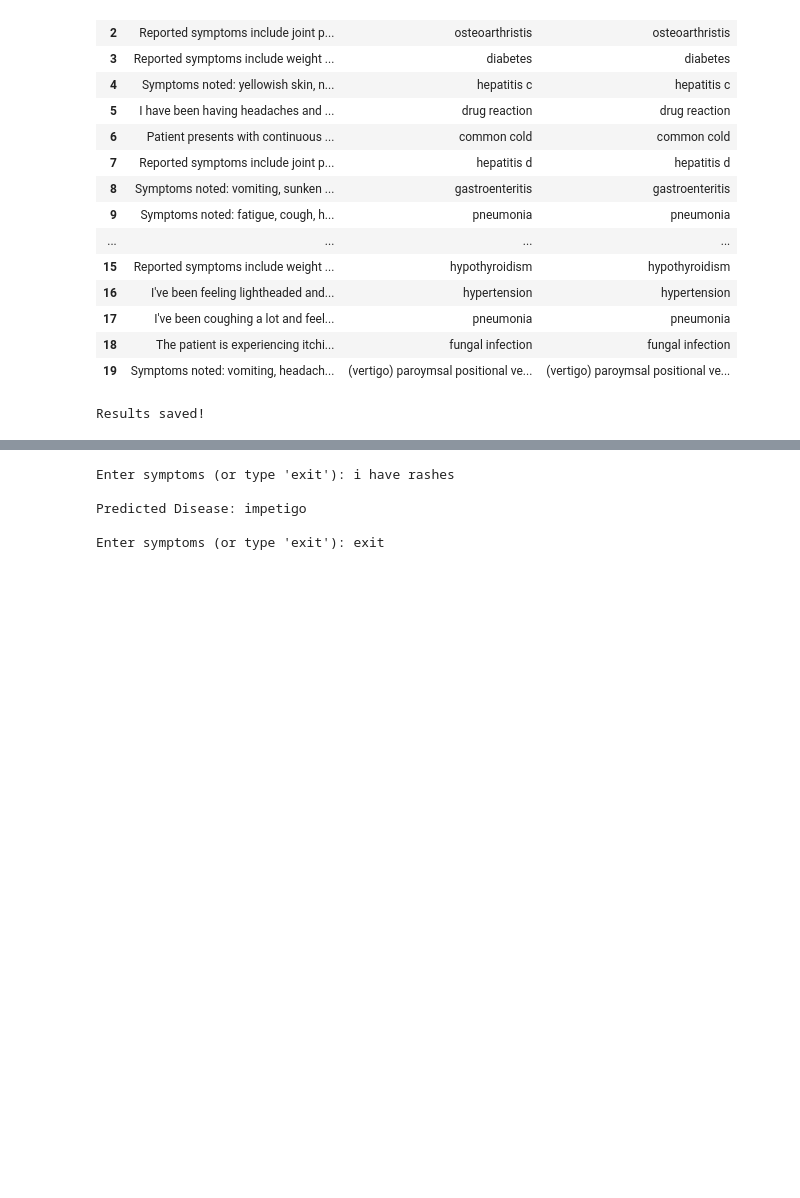
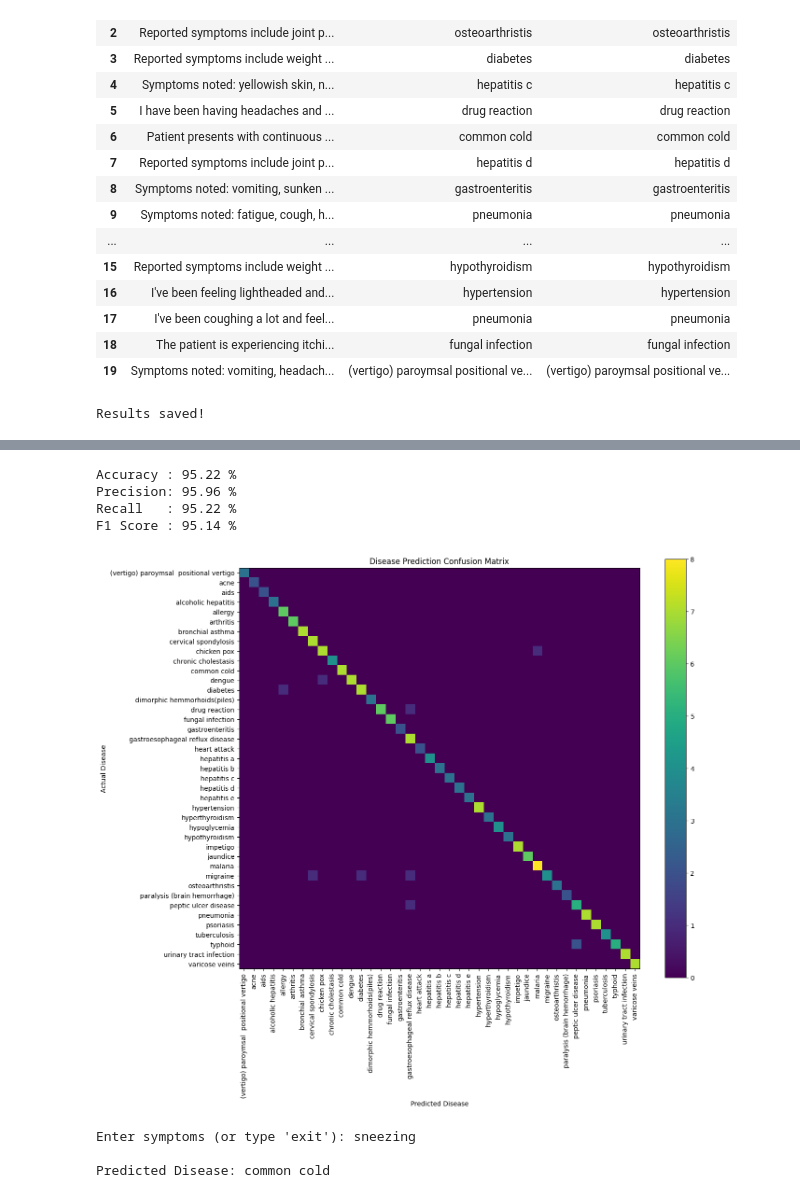
Before and after one commit to diksha-sha/AI-Powered_Disease_Prediction_Using_LLM_FineTuning, a Jupyter notebook: AIML_Project.ipynb, the cells around one changed output, grey strips where cells are left out. Cells and saved outputs as stored; diff of their text form; code cells hidden in the pictures; blank space fills up the shorter version.

```diff
--- a/AIML_Project.ipynb
+++ b/AIML_Project.ipynb
@@ -33,3 +35,7 @@ from sklearn.metrics import (
 print("Libraries imported successfully!")
 # %% [output]
 Libraries imported successfully!
+# %%
+from google.colab import files
+
+uploaded = files.upload()
@@ -36,11 +45,8 @@ Libraries imported successfully!
 # %%
-import pandas as pd
-
-df = pd.read_csv("2 clean_disease_dataset.csv")
+df = pd.read_csv(list(uploaded.keys())[0])
 
 print("Dataset loaded successfully!")
 print("Shape:", df.shape)
-print(df.head())
 # %% [output]
 Dataset loaded successfully!
 Shape: (2089, 2)
@@ -741,3 +790,41 @@ Results saved!
+# %%
+from sklearn.metrics import (
+    accuracy_score,
+    precision_score,
+    recall_score,
+    f1_score,
+    confusion_matrix
+)
+
+print("Accuracy :", round(accuracy_score(actual, predicted) * 100, 2), "%")
+print("Precision:", round(precision_score(actual, predicted, average="weighted", zero_division=0) * 100, 2), "%")
+print("Recall   :", round(recall_score(actual, predicted, average="weighted", zero_division=0) * 100, 2), "%")
+print("F1 Score :", round(f1_score(actual, predicted, average="weighted", zero_division=0) * 100, 2), "%")
+# %% [output]
+Accuracy : 95.22 %
+Precision: 95.96 %
+Recall   : 95.22 %
+F1 Score : 95.14 %
+# %%
+import matplotlib.pyplot as plt
+
+cm = confusion_matrix(actual, predicted, labels=diseases)
+
+plt.figure(figsize=(14, 12))
+plt.imshow(cm)
+
+plt.title("Disease Prediction Confusion Matrix")
+plt.xlabel("Predicted Disease")
+plt.ylabel("Actual Disease")
+
+plt.xticks(range(len(diseases)), diseases, rotation=90)
+plt.yticks(range(len(diseases)), diseases)
+
+plt.colorbar()
+plt.tight_layout()
+plt.show()
+# %% [output]
+[figure, added]
 # %%
 while True:
 
@@ -752,8 +839,6 @@ while True:
 
     print("\nPredicted Disease:", prediction)
 # %% [output]
-Enter symptoms (or type 'exit'): i have rashes
+Enter symptoms (or type 'exit'): sneezing
 
-Predicted Disease: impetigo
-
-Enter symptoms (or type 'exit'): exit
+Predicted Disease: common cold
```
Also changed, not shown: parts of 15 cells of this notebook.
